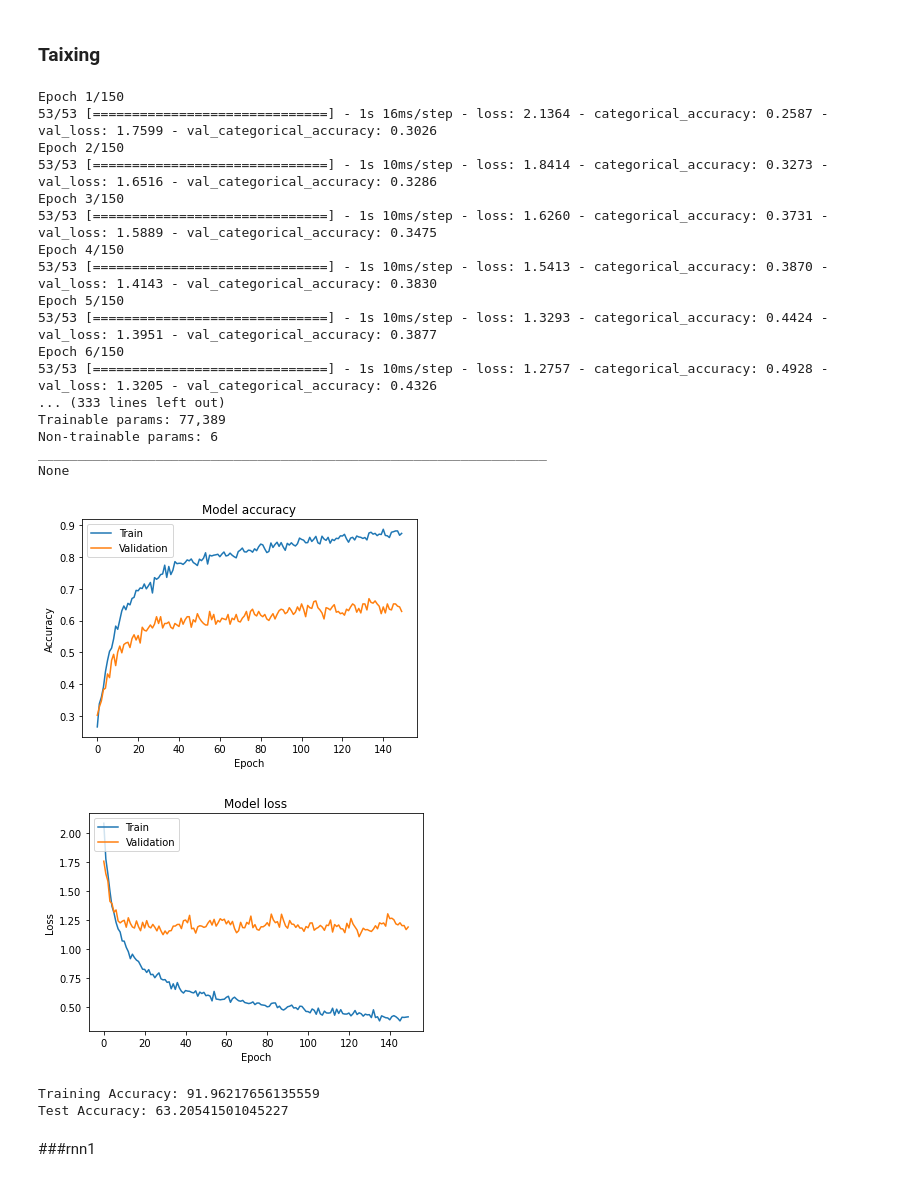
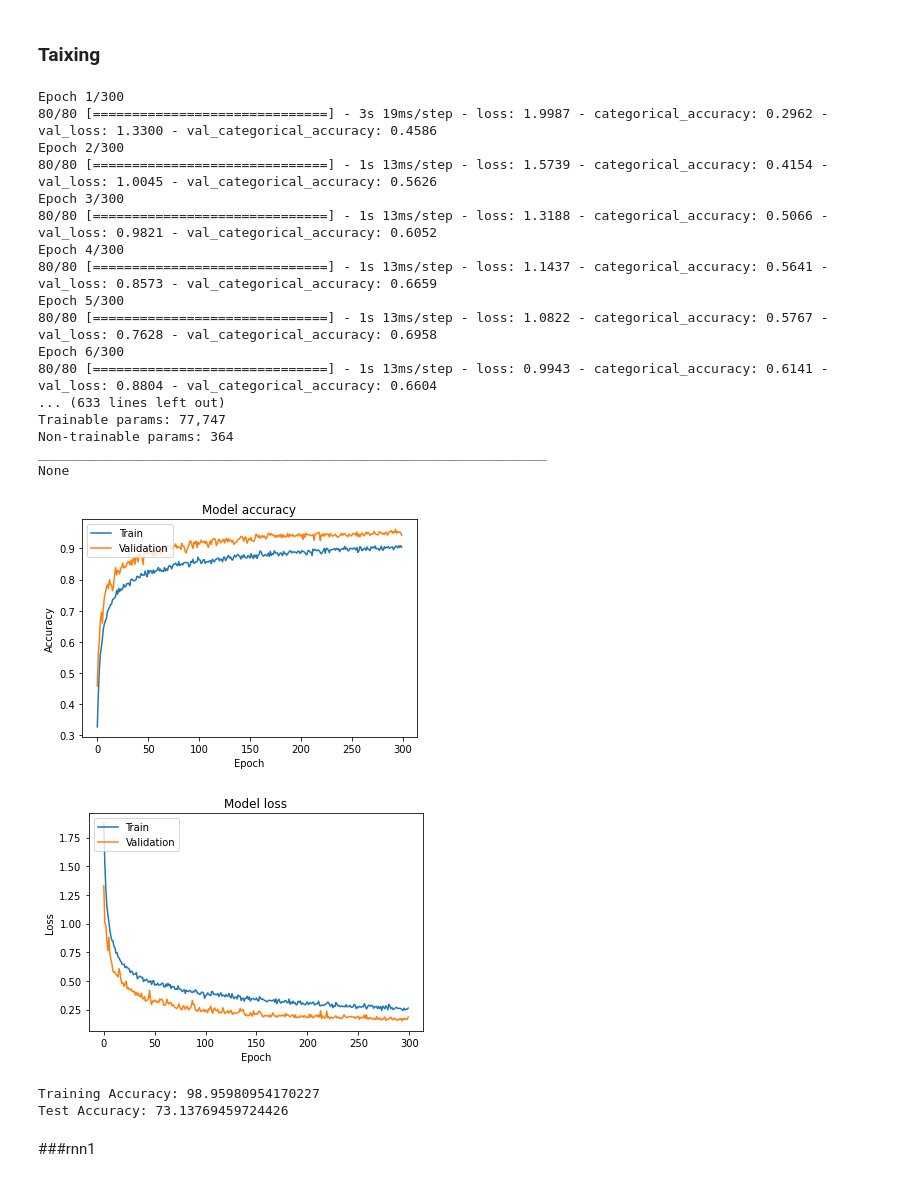
Before and after one commit to ChengTseLu/ECE247_Final_Project, a Jupyter notebook: 247project.ipynb, the cells around one changed output. Drawn from its saved outputs; the diff is of its cells as text; code cells hidden in the pictures.

Commit message:
test the model with highest validation accuracy

```diff
--- a/247project.ipynb
+++ b/247project.ipynb
@@ -173,7 +175,18 @@ def train(model_type = None, sub_idx=None, time_period=1000, data=None, num_epoc
     lecun = lecun_uniform()
     model = model_type(lecun, time_period)
 
-    history = model.fit(Xtrain, ytrain, epochs=num_epoch, batch_size=num_batch, validation_data=(Xval, yval), shuffle=True, verbose=1)
+    checkpoint_filepath = '/tmp/checkpoint'
+    model_checkpoint_callback = tf.keras.callbacks.ModelCheckpoint(
+        filepath=checkpoint_filepath,
+        save_weights_only=True,
+        monitor='val_categorical_accuracy',
+        mode='max',
+        save_best_only=True)
+
+    history = model.fit(Xtrain, ytrain, epochs=num_epoch, batch_size=num_batch, validation_data=(Xval, yval), shuffle=True, verbose=1, callbacks=[model_checkpoint_callback])
+
+    model.load_weights(checkpoint_filepath)
+
     train_score = model.evaluate(X_train_, y_train_)
     test_score = model.evaluate(X_test_, y_test_)
 
@@ -504,63 +517,63 @@ def cnn5(kernel_initializer, time_period):
     model.add(Reshape((22, time_period, 1), input_shape=(22, time_period)))
     model.add(Conv2D(29, kernel_size=(1, 4)))
     model.add(Conv2D(29, kernel_size=(22, 1)))
-    model.add(BatchNormalization(axis=1))
+    model.add(BatchNormalization(axis=-1))
     model.add(ELU())
     model.add(MaxPool2D(1,2))
     model.add(Dropout(0.5))
 
     model.add(Conv2D(49, kernel_size=(1, 6)))
-    model.add(BatchNormalization(axis=1))
+    model.add(BatchNormalization(axis=-1))
     model.add(ELU())
     model.add(MaxPool2D(1,2))
     model.add(Dropout(0.5))
 
     model.add(Conv2D(104, kernel_size=(1, 5)))
-    model.add(BatchNormalization(axis=1))
+    model.add(BatchNormalization(axis=-1))
     model.add(ELU())
     model.add(MaxPool2D(1,2))
     model.add(Dropout(0.5))
 
 
     model.add(Flatten())
-    model.add(Dense(4, activation='softmax', activity_regularizer=L2(0.1)))
+    model.add(Dense(4, activation='softmax'))
 
     model.compile(loss='categorical_crossentropy', optimizer='adam', metrics=[categorical_accuracy])
 
     return model
 # %%
 data = {
-    'X_train': X_train_valid,
+    'X_train': X_train_aug,
     'X_test': X_test,
-    'y_train': y_train_valid,
+    'y_train': y_train_aug,
     'y_test': y_test
 }
 
-train_acc, test_acc = train(cnn5, data=data, time_period=500, num_epoch=150, num_batch=32)
+train_acc, test_acc = train(cnn5, data=data, time_period=500, num_epoch=300, num_batch=64)
 print("Training Accuracy:", train_acc)
 print("Test Accuracy:", test_acc)
 # %% [output]
-Epoch 1/150
-53/53 [==============================] - 1s 16ms/step - loss: 2.1364 - categorical_accuracy: 0.2587 - val_loss: 1.7599 - val_categorical_accuracy: 0.3026
-Epoch 2/150
-53/53 [==============================] - 1s 10ms/step - loss: 1.8414 - categorical_accuracy: 0.3273 - val_loss: 1.6516 - val_categorical_accuracy: 0.3286
-Epoch 3/150
-53/53 [==============================] - 1s 10ms/step - loss: 1.6260 - categorical_accuracy: 0.3731 - val_loss: 1.5889 - val_categorical_accuracy: 0.3475
-Epoch 4/150
-53/53 [==============================] - 1s 10ms/step - loss: 1.5413 - categorical_accuracy: 0.3870 - val_loss: 1.4143 - val_categorical_accuracy: 0.3830
-Epoch 5/150
-53/53 [==============================] - 1s 10ms/step - loss: 1.3293 - categorical_accuracy: 0.4424 - val_loss: 1.3951 - val_categorical_accuracy: 0.3877
-Epoch 6/150
-53/53 [==============================] - 1s 10ms/step - loss: 1.2757 - categorical_accuracy: 0.4928 - val_loss: 1.3205 - val_categorical_accuracy: 0.4326
-... (333 lines left out)
-Trainable params: 77,389
-Non-trainable params: 6
+Epoch 1/300
+80/80 [==============================] - 3s 19ms/step - loss: 1.9987 - categorical_accuracy: 0.2962 - val_loss: 1.3300 - val_categorical_accuracy: 0.4586
+Epoch 2/300
+80/80 [==============================] - 1s 13ms/step - loss: 1.5739 - categorical_accuracy: 0.4154 - val_loss: 1.0045 - val_categorical_accuracy: 0.5626
+Epoch 3/300
+80/80 [==============================] - 1s 13ms/step - loss: 1.3188 - categorical_accuracy: 0.5066 - val_loss: 0.9821 - val_categorical_accuracy: 0.6052
+Epoch 4/300
+80/80 [==============================] - 1s 13ms/step - loss: 1.1437 - categorical_accuracy: 0.5641 - val_loss: 0.8573 - val_categorical_accuracy: 0.6659
+Epoch 5/300
+80/80 [==============================] - 1s 13ms/step - loss: 1.0822 - categorical_accuracy: 0.5767 - val_loss: 0.7628 - val_categorical_accuracy: 0.6958
+Epoch 6/300
+80/80 [==============================] - 1s 13ms/step - loss: 0.9943 - categorical_accuracy: 0.6141 - val_loss: 0.8804 - val_categorical_accuracy: 0.6604
+... (633 lines left out)
+Trainable params: 77,747
+Non-trainable params: 364
 _________________________________________________________________
 None
-[figure, old version]
+[figure, new version]
-[figure, old version]
+[figure, new version]
-Training Accuracy: 91.96217656135559
-Test Accuracy: 63.20541501045227
+Training Accuracy: 98.95980954170227
+Test Accuracy: 73.13769459724426
 # %% [markdown]
 ###rnn1
 # %%
```
Also changed, not shown: parts of 3 cells of this notebook.
